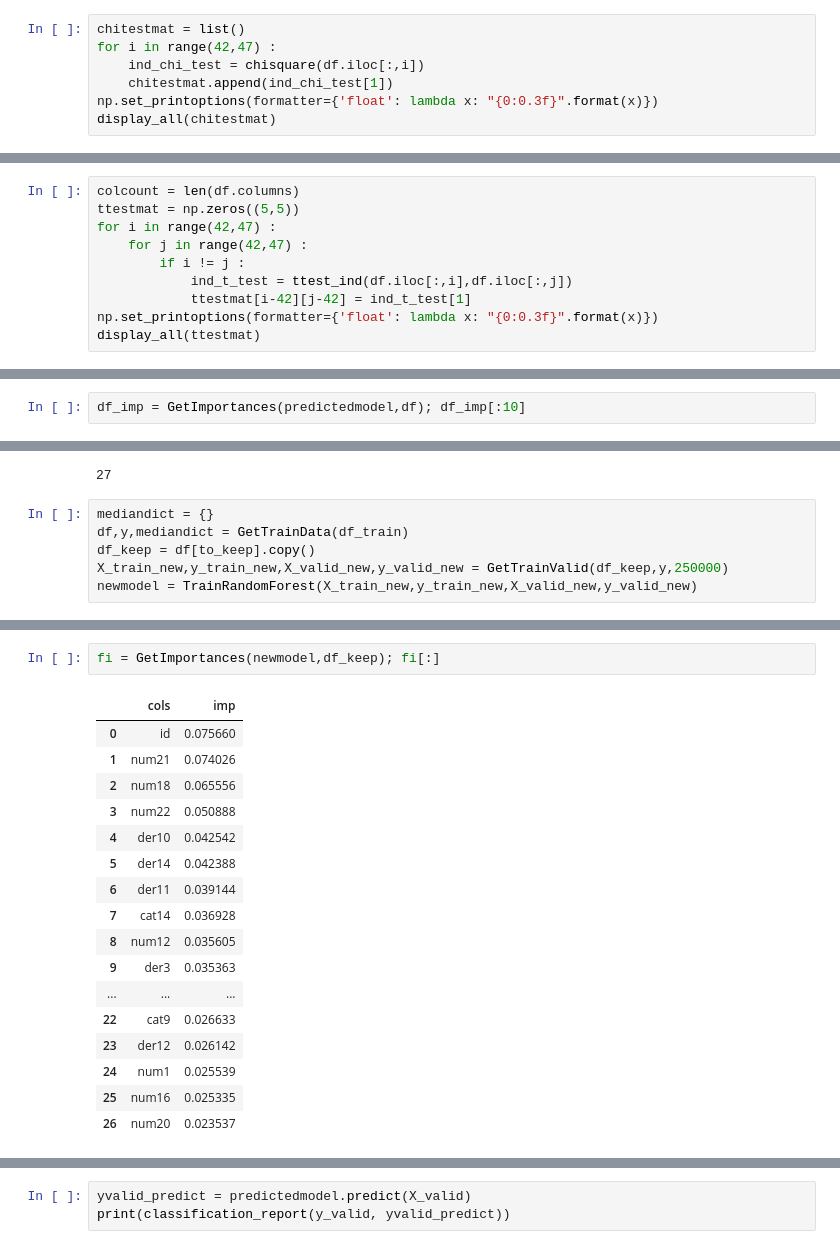
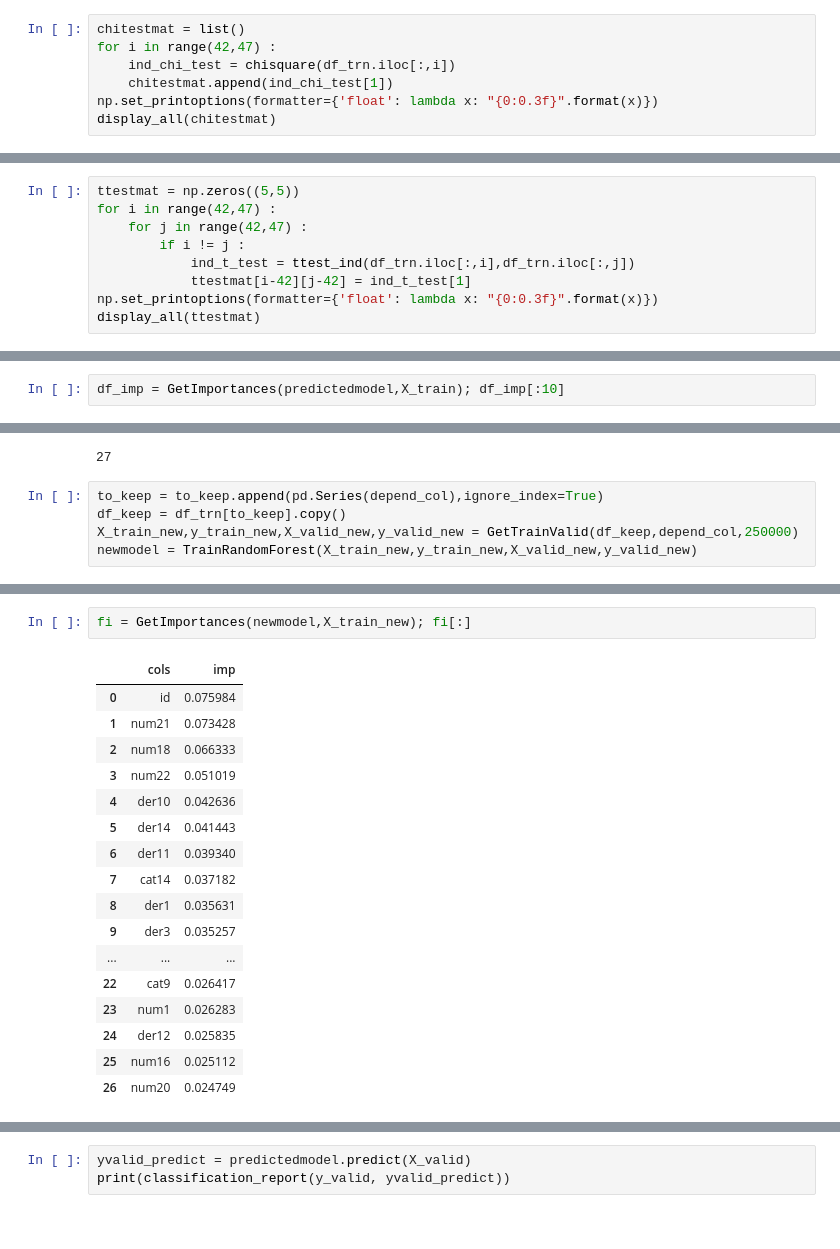
Before and after one commit to nidabp/MachineLearning, a Jupyter notebook: QuarticTest.ipynb, the cells around one changed output, grey strips where cells are left out. Drawn from its saved outputs; the diff is of its cells as text.

```diff
--- a/QuarticTest.ipynb
+++ b/QuarticTest.ipynb
@@ -297,7 +266,7 @@ h.value_counts().plot(kind='bar')
 # %%
 chitestmat = list()
 for i in range(42,47) :
-    ind_chi_test = chisquare(df.iloc[:,i])
+    ind_chi_test = chisquare(df_trn.iloc[:,i])
     chitestmat.append(ind_chi_test[1])
 np.set_printoptions(formatter={'float': lambda x: "{0:0.3f}".format(x)})
 display_all(chitestmat)
@@ -306,10 +275,9 @@ display_all(chitestmat)
 # %%
-colcount = len(df.columns)
 ttestmat = np.zeros((5,5))
 for i in range(42,47) :
     for j in range(42,47) :
         if i != j :
-            ind_t_test = ttest_ind(df.iloc[:,i],df.iloc[:,j])
+            ind_t_test = ttest_ind(df_trn.iloc[:,i],df_trn.iloc[:,j])
             ttestmat[i-42][j-42] = ind_t_test[1]
 np.set_printoptions(formatter={'float': lambda x: "{0:0.3f}".format(x)})
 display_all(ttestmat)
@@ -392,5 +360,5 @@ Wall time: 1.33 s
 (0.1, 0.30000000000000004)
 # %%
-df_imp = GetImportances(predictedmodel,df); df_imp[:10]
+df_imp = GetImportances(predictedmodel,X_train); df_imp[:10]
 # %% [output]
 |  | cols | imp |
@@ -414,9 +382,8 @@ to_keep = df_imp[df_imp.imp > 0.02].cols;len(to_keep)
 # %% [output]
 27
 # %%
-mediandict = {}
-df,y,mediandict = GetTrainData(df_train)
-df_keep = df[to_keep].copy()
-X_train_new,y_train_new,X_valid_new,y_valid_new = GetTrainValid(df_keep,y,250000)
+to_keep = to_keep.append(pd.Series(depend_col),ignore_index=True)
+df_keep = df_trn[to_keep].copy()
+X_train_new,y_train_new,X_valid_new,y_valid_new = GetTrainValid(df_keep,depend_col,250000)
 newmodel = TrainRandomForest(X_train_new,y_train_new,X_valid_new,y_valid_new)
 # %% [output]
@@ -425,23 +392,23 @@ Wall time: 44.4 s
 # %%
-fi = GetImportances(newmodel,df_keep); fi[:]
+fi = GetImportances(newmodel,X_train_new); fi[:]
 # %% [output]
 |  | cols | imp |
-| 0 | id | 0.075660 |
-| 1 | num21 | 0.074026 |
-| 2 | num18 | 0.065556 |
-| 3 | num22 | 0.050888 |
-| 4 | der10 | 0.042542 |
-| 5 | der14 | 0.042388 |
-| 6 | der11 | 0.039144 |
-| 7 | cat14 | 0.036928 |
-| 8 | num12 | 0.035605 |
-| 9 | der3 | 0.035363 |
+| 0 | id | 0.075984 |
+| 1 | num21 | 0.073428 |
+| 2 | num18 | 0.066333 |
+| 3 | num22 | 0.051019 |
+| 4 | der10 | 0.042636 |
+| 5 | der14 | 0.041443 |
+| 6 | der11 | 0.039340 |
+| 7 | cat14 | 0.037182 |
+| 8 | der1 | 0.035631 |
+| 9 | der3 | 0.035257 |
 | ... | ... | ... |
-| 22 | cat9 | 0.026633 |
-| 23 | der12 | 0.026142 |
-| 24 | num1 | 0.025539 |
-| 25 | num16 | 0.025335 |
-| 26 | num20 | 0.023537 |
+| 22 | cat9 | 0.026417 |
+| 23 | num1 | 0.026283 |
+| 24 | der12 | 0.025835 |
+| 25 | num16 | 0.025112 |
+| 26 | num20 | 0.024749 |
 # %%
 fi.plot('cols','imp','barh',figsize=(12,7),legend=False)
 # %% [output]
```
Also changed, not shown: parts of 18 cells of this notebook, 2 other files.
